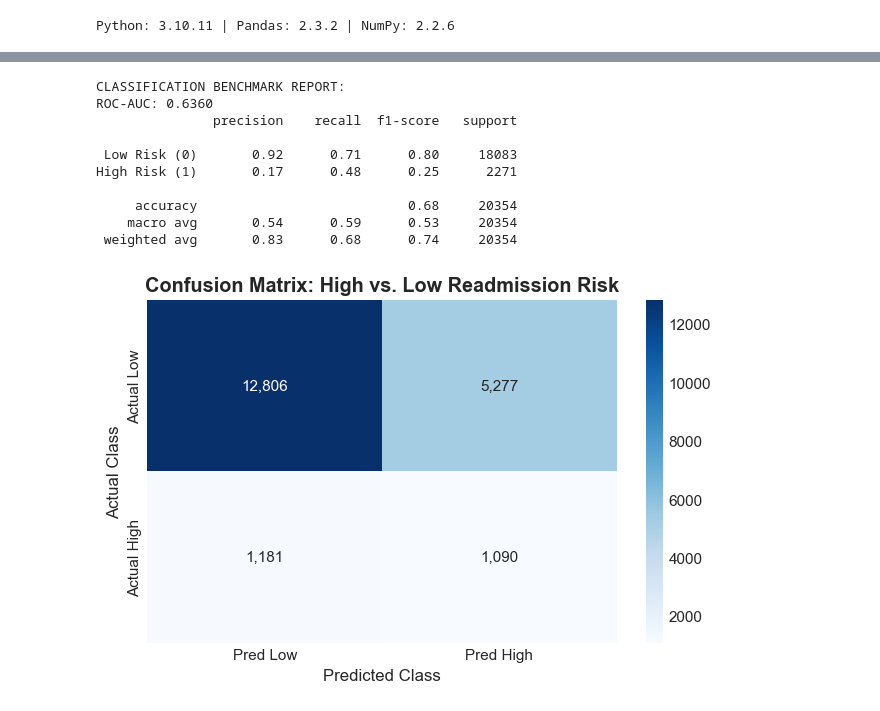
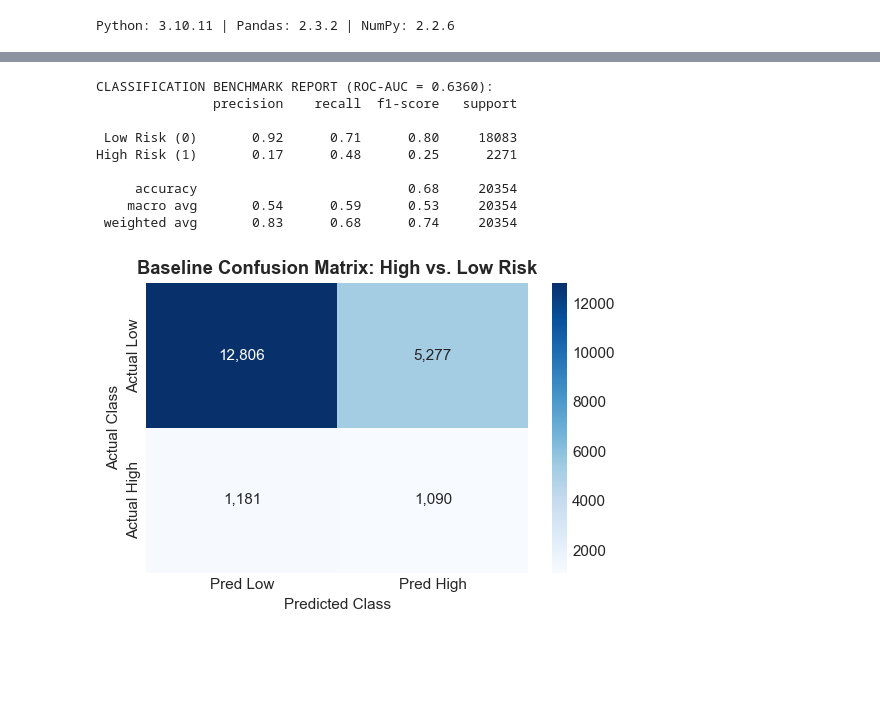
Before and after one commit to akshad1007/Hospital-Readmission-Patient-Analytics, a Jupyter notebook: Project_1_Hospital_Readmission_Risk_Analytics_Problem_Definition_and_Planning.ipynb, the cells around one changed output, grey strips where cells are left out. Drawn from its saved outputs; the diff is of its cells as text; code cells hidden in the pictures; blank space fills up the shorter version.

```diff
--- a/Project_1_Hospital_Readmission_Risk_Analytics_Problem_Definition_and_Planning.ipynb
+++ b/Project_1_Hospital_Readmission_Risk_Analytics_Problem_Definition_and_Planning.ipynb
@@ -84,11 +89,11 @@ import pandas as pd
 import matplotlib.pyplot as plt
 import seaborn as sns
 
-# Plotting configurations
+# Styling
 plt.style.use('seaborn-v0_8-whitegrid' if 'seaborn-v0_8-whitegrid' in plt.style.available else 'default')
 plt.rcParams['figure.dpi'] = 110
-plt.rcParams['axes.titlesize'] = 13
-plt.rcParams['axes.labelsize'] = 11
+plt.rcParams['axes.titlesize'] = 12
+plt.rcParams['axes.labelsize'] = 10
 
 print(f"Python: {sys.version.split()[0]} | Pandas: {pd.__version__} | NumPy: {np.__version__}")
 # %% [output]
@@ -244,12 +259,12 @@ plt.show()
 from sklearn.model_selection import train_test_split
 from sklearn.preprocessing import StandardScaler
 from sklearn.linear_model import LogisticRegression
-from sklearn.metrics import classification_report, confusion_matrix, roc_auc_score, roc_curve
+from sklearn.metrics import classification_report, confusion_matrix, roc_auc_score
 
-# Target: High Risk (<30 days) vs Low Risk
+# Target variable
 y_binary = (df['readmitted'] == '<30').astype(int)
 
-# Core clinical predictors
+# Core numeric predictors
 features = [
     'time_in_hospital', 'num_lab_procedures', 'num_procedures',
     'num_medications', 'number_outpatient', 'number_emergency',
@@ -257,50 +272,47 @@ features = [
 ]
 X = df[features].copy()
 
-# Stratified Split (80% train, 20% test)
+# Stratified Split
 X_train, X_test, y_train, y_test = train_test_split(
     X, y_binary, test_size=0.20, random_state=42, stratify=y_binary
 )
 
 # Standardize
 scaler = StandardScaler()
 X_train_sc = scaler.fit_transform(X_train)
 X_test_sc = scaler.transform(X_test)
 
-# Class-weighted Logistic Regression
+# Class-weighted model
 clf = LogisticRegression(class_weight='balanced', random_state=42, max_iter=1000)
 clf.fit(X_train_sc, y_train)
 
 y_pred = clf.predict(X_test_sc)
 y_prob = clf.predict_proba(X_test_sc)[:, 1]
+auc = roc_auc_score(y_test, y_prob)
 
-roc_auc = roc_auc_score(y_test, y_prob)
-
-print("CLASSIFICATION BENCHMARK REPORT:")
-print(f"ROC-AUC: {roc_auc:.4f}")
+print(f"CLASSIFICATION BENCHMARK REPORT (ROC-AUC = {auc:.4f}):")
 print(classification_report(y_test, y_pred, target_names=['Low Risk (0)', 'High Risk (1)']))
 
-# Confusion Matrix
+# Confusion Matrix Heatmap
 cm = confusion_matrix(y_test, y_pred)
-plt.figure(figsize=(6, 4))
+plt.figure(figsize=(5, 3.5))
 sns.heatmap(cm, annot=True, fmt=',d', cmap='Blues', xticklabels=['Pred Low', 'Pred High'], yticklabels=['Actual Low', 'Actual High'])
-plt.title('Confusion Matrix: High vs. Low Readmission Risk', fontweight='bold')
+plt.title('Baseline Confusion Matrix: High vs. Low Risk', fontweight='bold')
 plt.ylabel('Actual Class')
 plt.xlabel('Predicted Class')
 plt.tight_layout()
 plt.show()
 # %% [output]
-CLASSIFICATION BENCHMARK REPORT:
-ROC-AUC: 0.6360
+CLASSIFICATION BENCHMARK REPORT (ROC-AUC = 0.6360):
                precision    recall  f1-score   support
 
  Low Risk (0)       0.92      0.71      0.80     18083
 High Risk (1)       0.17      0.48      0.25      2271
 
      accuracy                           0.68     20354
     macro avg       0.54      0.59      0.53     20354
  weighted avg       0.83      0.68      0.74     20354
-[figure, old version]
+[figure, new version]
 # %%
 from sklearn.decomposition import PCA
 from sklearn.cluster import KMeans
```
Also changed, not shown: parts of 15 cells of this notebook, 2 other files.
